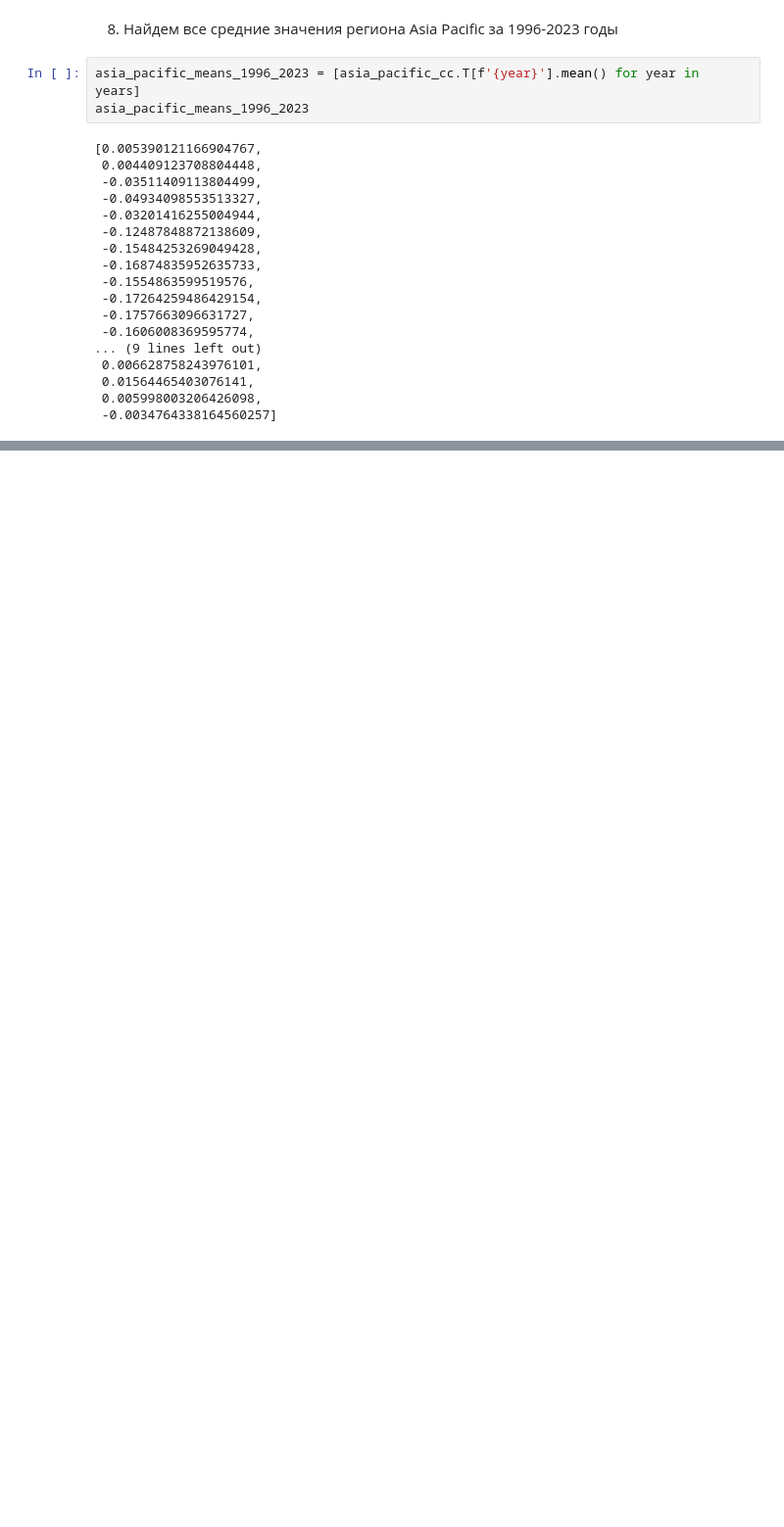
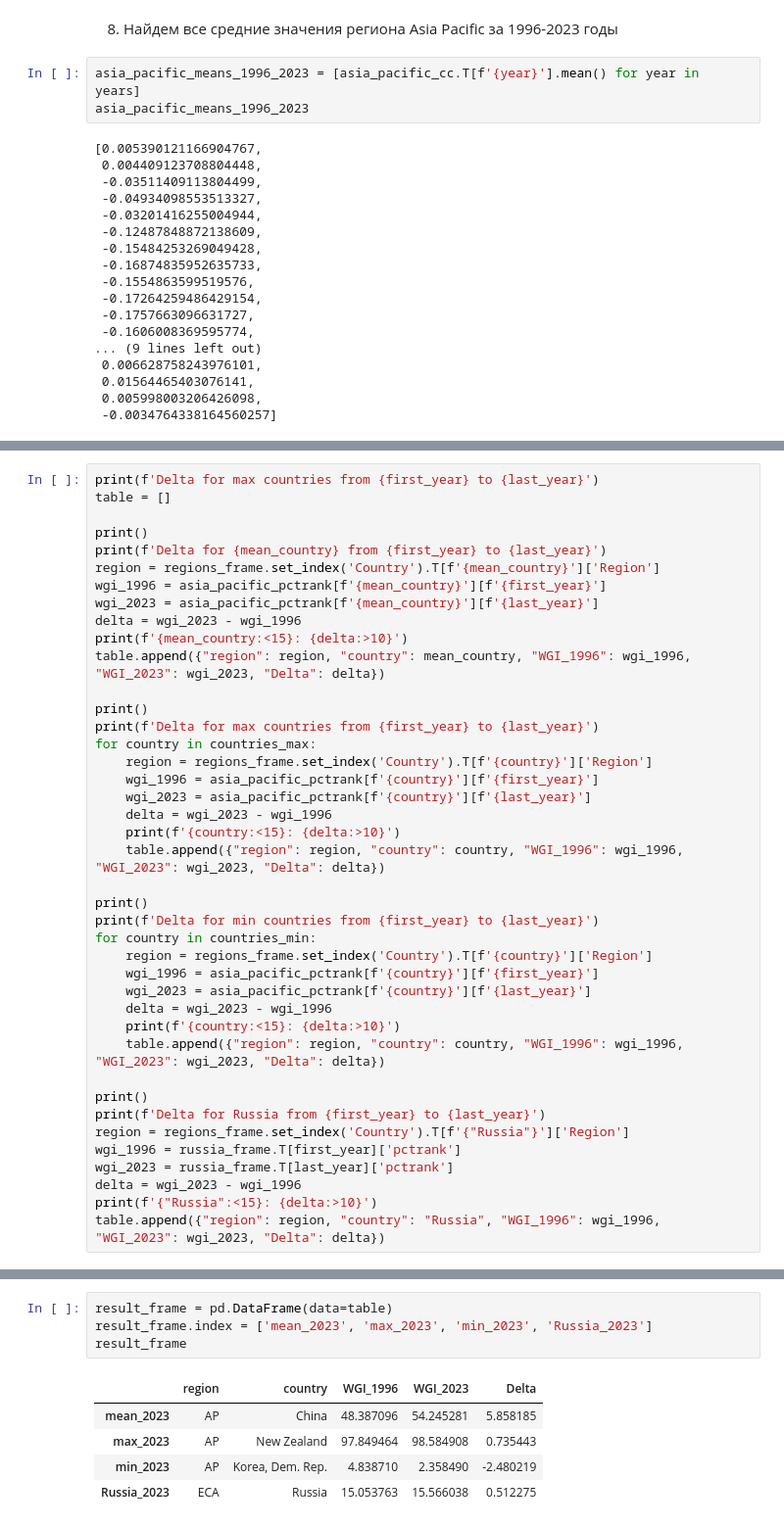
Before and after one commit to The-Humble-Guy/mlassignments, a Jupyter notebook: notebooks/A1_IU21_Kutsenko_1_1_3.ipynb, the cells around one changed output, grey strips where cells are left out. Shown at 98% size. Cells and saved outputs as stored; diff of their text form; blank space fills up the shorter version.

```diff
--- a/notebooks/A1_IU21_Kutsenko_1_1_3.ipynb
+++ b/notebooks/A1_IU21_Kutsenko_1_1_3.ipynb
@@ -499,0 +633,41 @@ asia_pacific_means_1996_2023
+# %%
+print(f'Delta for max countries from {first_year} to {last_year}')
+table = []
+
+print()
+print(f'Delta for {mean_country} from {first_year} to {last_year}')
+region = regions_frame.set_index('Country').T[f'{mean_country}']['Region']
+wgi_1996 = asia_pacific_pctrank[f'{mean_country}'][f'{first_year}']
+wgi_2023 = asia_pacific_pctrank[f'{mean_country}'][f'{last_year}']
+delta = wgi_2023 - wgi_1996
+print(f'{mean_country:<15}: {delta:>10}')
+table.append({"region": region, "country": mean_country, "WGI_1996": wgi_1996, "WGI_2023": wgi_2023, "Delta": delta})
+
+print()
+print(f'Delta for max countries from {first_year} to {last_year}')
+for country in countries_max:
+    region = regions_frame.set_index('Country').T[f'{country}']['Region']
+    wgi_1996 = asia_pacific_pctrank[f'{country}'][f'{first_year}']
+    wgi_2023 = asia_pacific_pctrank[f'{country}'][f'{last_year}']
+    delta = wgi_2023 - wgi_1996
+    print(f'{country:<15}: {delta:>10}')
+    table.append({"region": region, "country": country, "WGI_1996": wgi_1996, "WGI_2023": wgi_2023, "Delta": delta})
+
+print()
+print(f'Delta for min countries from {first_year} to {last_year}')
+for country in countries_min:
+    region = regions_frame.set_index('Country').T[f'{country}']['Region']
+    wgi_1996 = asia_pacific_pctrank[f'{country}'][f'{first_year}']
+    wgi_2023 = asia_pacific_pctrank[f'{country}'][f'{last_year}']
+    delta = wgi_2023 - wgi_1996
+    print(f'{country:<15}: {delta:>10}')
+    table.append({"region": region, "country": country, "WGI_1996": wgi_1996, "WGI_2023": wgi_2023, "Delta": delta})
+
+print()
+print(f'Delta for Russia from {first_year} to {last_year}')
+region = regions_frame.set_index('Country').T[f'{"Russia"}']['Region']
+wgi_1996 = russia_frame.T[first_year]['pctrank']
+wgi_2023 = russia_frame.T[last_year]['pctrank']
+delta = wgi_2023 - wgi_1996
+print(f'{"Russia":<15}: {delta:>10}')
+table.append({"region": region, "country": "Russia", "WGI_1996": wgi_1996, "WGI_2023": wgi_2023, "Delta": delta})
@@ -499,0 +688,10 @@ asia_pacific_means_1996_2023
+# %%
+result_frame = pd.DataFrame(data=table)
+result_frame.index = ['mean_2023', 'max_2023', 'min_2023', 'Russia_2023']
+result_frame
+# %% [output]
+|  | region | country | WGI_1996 | WGI_2023 | Delta |
+| mean_2023 | AP | China | 48.387096 | 54.245281 | 5.858185 |
+| max_2023 | AP | New Zealand | 97.849464 | 98.584908 | 0.735443 |
+| min_2023 | AP | Korea, Dem. Rep. | 4.838710 | 2.358490 | -2.480219 |
+| Russia_2023 | ECA | Russia | 15.053763 | 15.566038 | 0.512275 |
```
Also changed, not shown: parts of 18 cells of this notebook.
